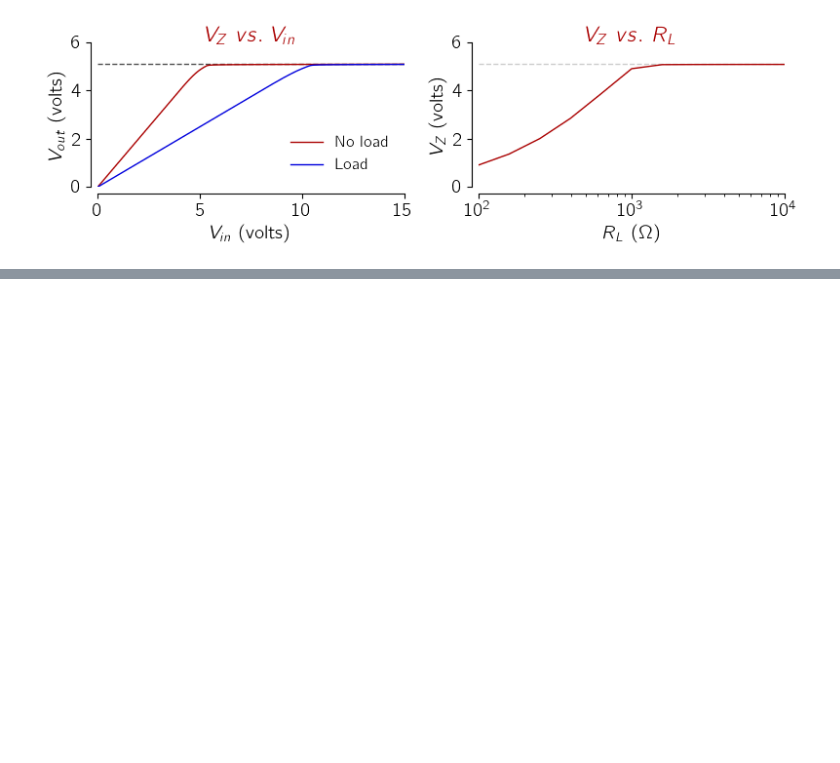
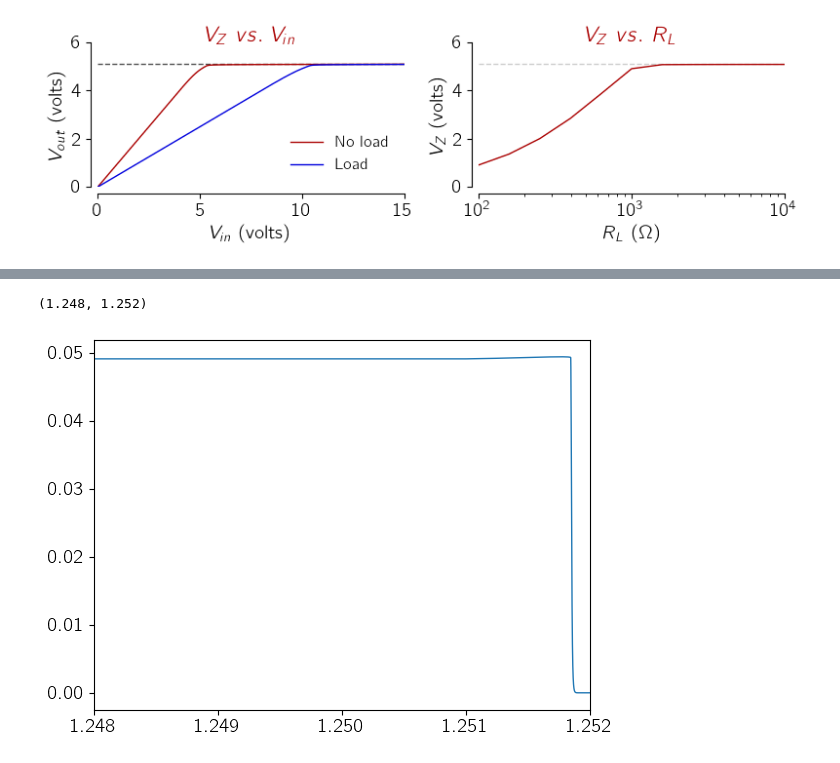
Before and after one commit to siva82kb/mechatronics_for_re, a Jupyter notebook: lecture_notes/misc/ch03/ch03-figures.ipynb, the cells around one changed output, grey strips where cells are left out. Saved outputs shown, nothing was run; the diff lists cells and outputs as text; code cells hidden in the pictures; blank space fills up the shorter version.

```diff
--- a/lecture_notes/misc/ch03/ch03-figures.ipynb
+++ b/lecture_notes/misc/ch03/ch03-figures.ipynb
@@ -444,0 +556,7 @@ plt.savefig(save_dir / 'fig03-diode-zener-voltreg-plot.pdf', format="pdf", bbox_
+# %%
+plt.plot(data_bjt['time'], data_bjt['Ic(Q1)'], lw=1)
+# plt.plot(data_bjt['time'], data_bjt['Ic(Q2)'], lw=1)
+plt.xlim(1.248, 1.252)
+# %% [output]
+(1.248, 1.252)
+[figure, added]
```
Also changed, not shown: parts of 9 cells of this notebook, 12 other files.
